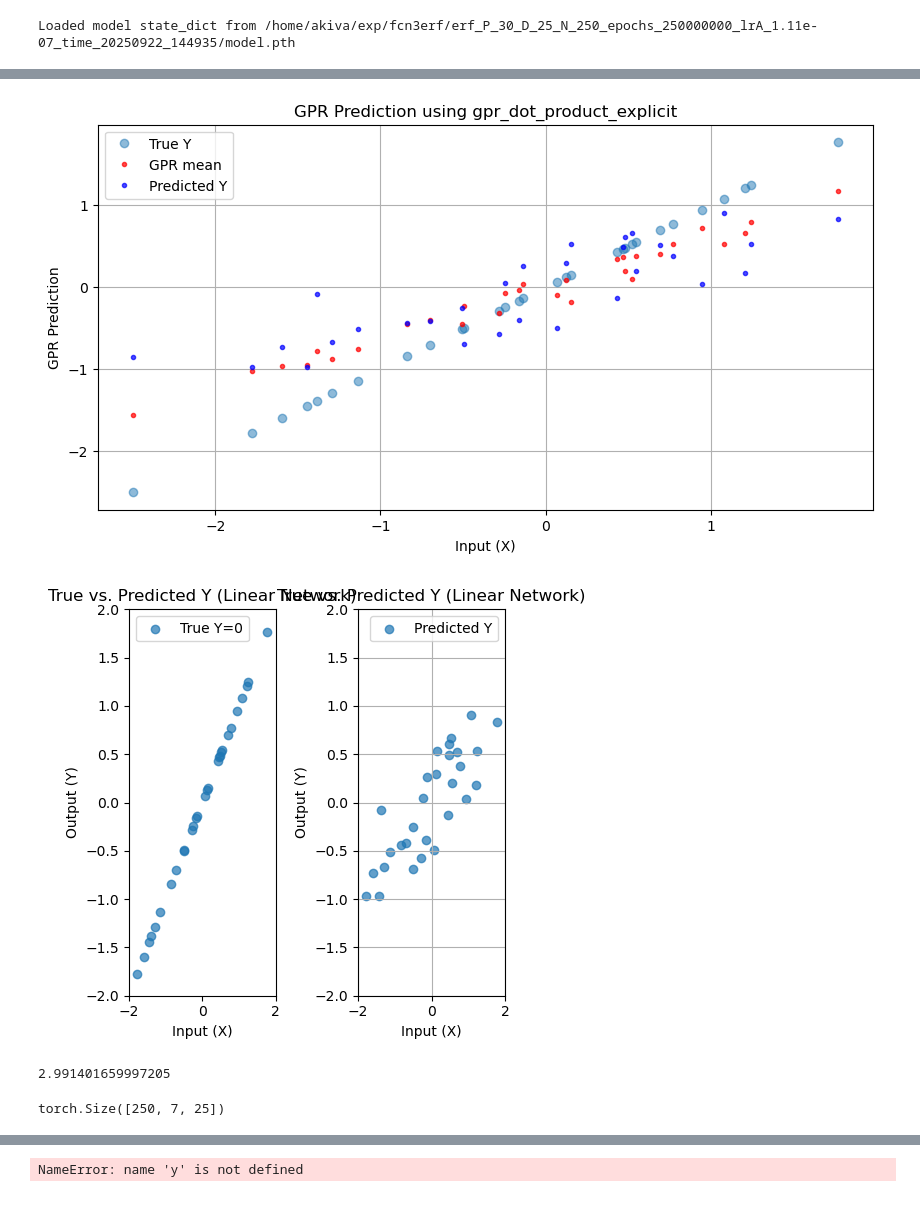
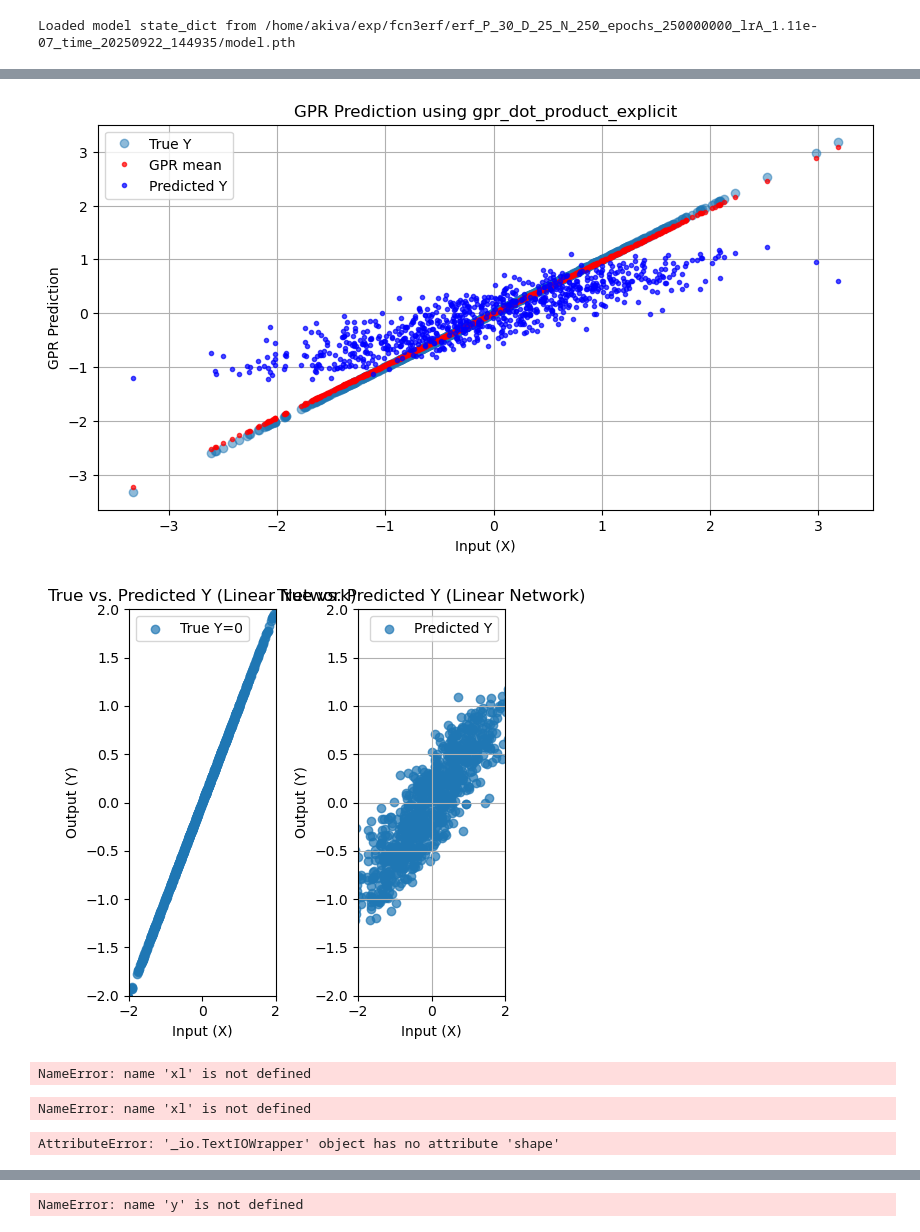
Before and after one commit to theideasmith/FCNX-Ensembling, a Jupyter notebook: scripts/Erf Analysis_GP.ipynb, the cells around one changed output, grey strips where cells are left out. Drawn from its saved outputs; the diff is of its cells as text; code cells hidden in the pictures.

```diff
--- a/scripts/Erf Analysis_GP.ipynb
+++ b/scripts/Erf Analysis_GP.ipynb
@@ -15,7 +15,7 @@ device = 'cuda:1'
 input_size = 25
 hidden_size = 250
 output_size = 1
-num_samples = 30
+num_samples = 800
 epochs = 8_000_000 # You might increase this with a decaying LR
 
 k = 1.0
@@ -162,4 +162,5 @@ plt.show()
 # %%
+Xp_1000 = torch.randn((1000, input_size), dtype=torch.float64).to(device)
 pred = model(X).cpu().detach()
 
 # 4. Visualize Results
@@ -196,44 +197,54 @@ plt.legend()
 plt.grid(True)
 plt.show()
 
 plt.subplot(1, 3, 2)
 plt.scatter(X[:,0].cpu().detach().numpy(), Y.cpu().detach().numpy(), label='True Y=0', alpha=0.7)
 plt.title('True vs. Predicted Y (Linear Network)')
 plt.xlabel('Input (X)')
 plt.ylabel('Output (Y)')
 plt.ylim(-2,2)
 plt.xlim(-2,2)
 plt.legend()
 
 plt.subplot(1, 3, 3)
 plt.scatter(X[:,0].cpu().detach().numpy(), predicted_Y, label='Predicted Y', alpha=0.7)
 plt.title('True vs. Predicted Y (Linear Network)')
 plt.xlabel('Input (X)')
 plt.ylabel('Output (Y)')
 plt.ylim(-2,2)
 plt.xlim(-2,2)
 plt.legend()
 
 plt.grid(True)
 plt.tight_layout()
 plt.show()
 
 # print("\nModel learned parameters (Linear Network with Langevin Dynamics):")
 # for name, param in model.named_parameters():
 #     if param.requires_grad:
 #         print(f"{name}: {param.data.numpy()}")
 # %% [output]
-[figure, old version]
+[figure, new version]
-[figure, old version]
+[figure, new version]
+# %%
+
+f = model(xl).cpu().detach().squeeze().mean(dim=1)
+proj = (f.T @ xl) / 10000
+
+proj
+# %% [output]
+NameError: name 'xl' is not defined
 # %%
-y_tru = X[:,0].detach().cpu().numpy()
-np.var((predicted_Y-y_tru)**2)
+
+(xl.T @ f)
 # %% [output]
-2.991401659997205
+NameError: name 'xl' is not defined
 # %%
 P_inf = 5000
 X_inf = torch.randn((P_inf, input_size), dtype=torch.float64, device=device)
 Y_inf = X_inf
 lH, lHstd = model.H_eig(X_inf, Y_inf, std = True)
-# %% [output]
-torch.Size([250, 7, 25])
+# %%
+f.shape
+# %% [output]
+AttributeError: '_io.TextIOWrapper' object has no attribute 'shape'
```
Also changed, not shown: parts of 10 cells of this notebook, 15 other files.
